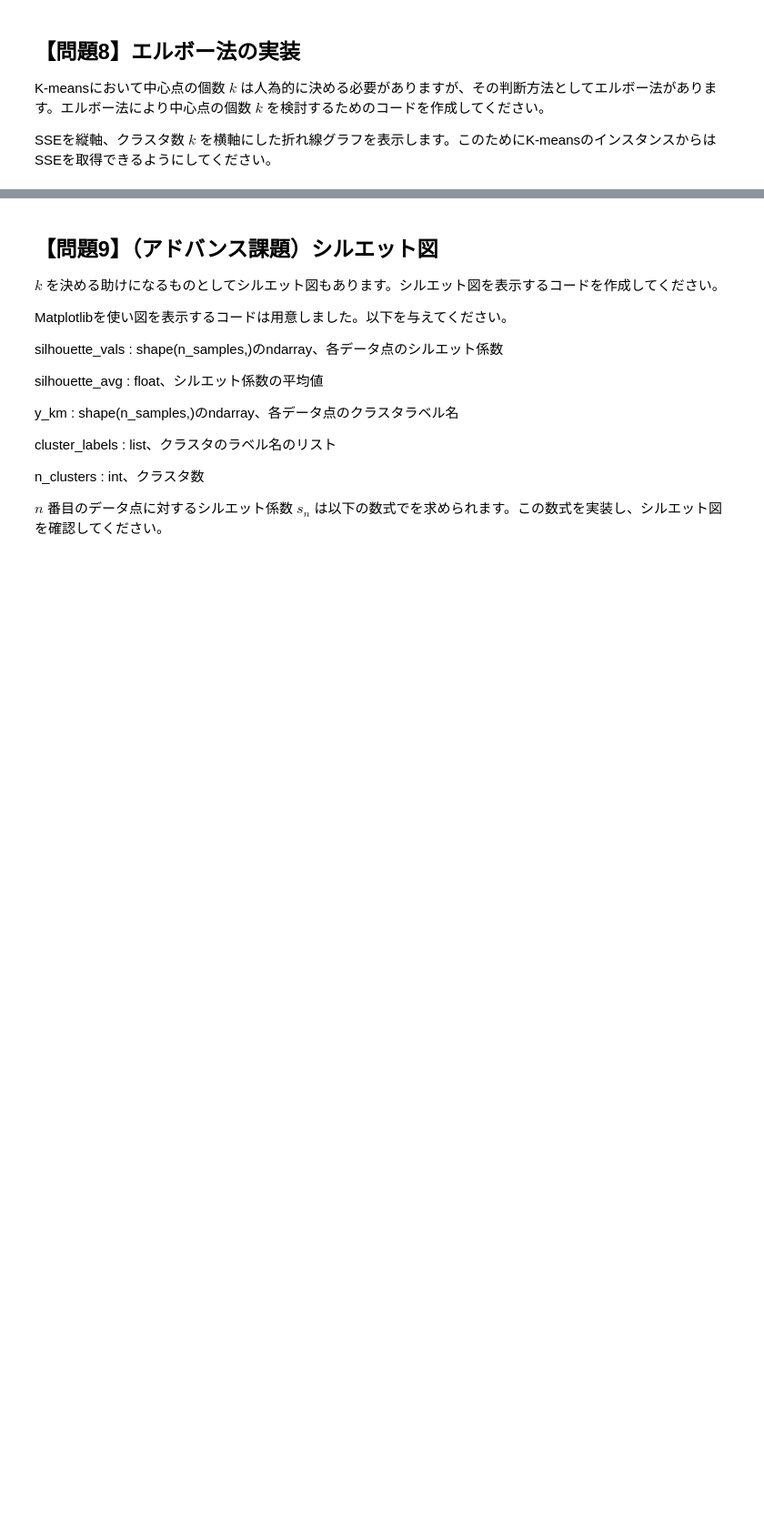
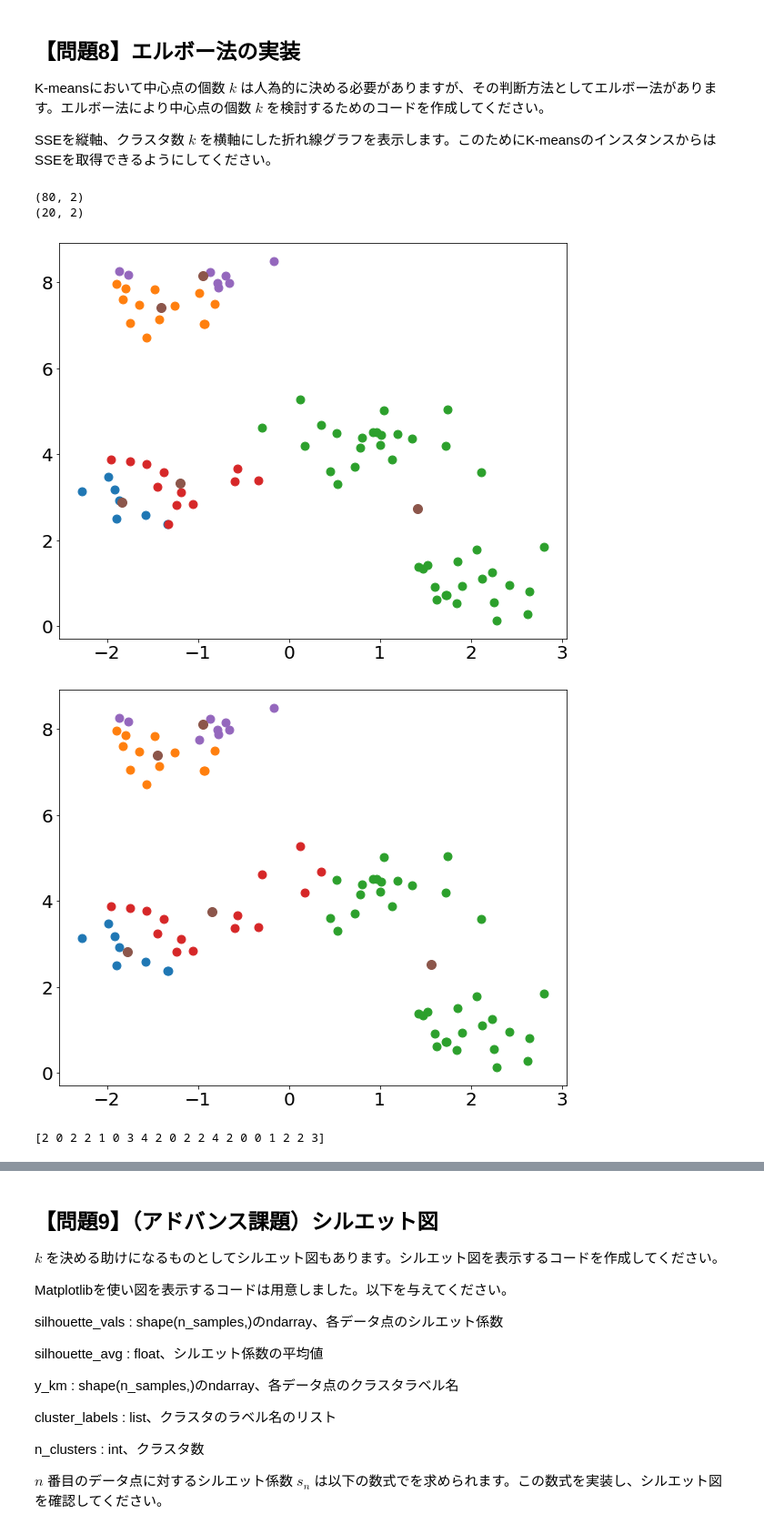
Before and after one commit to misakiryo/diveintocode-ml, a Jupyter notebook: Sprint7/Sprint7_session1_kmeans.ipynb, the cells around one changed output, grey strips where cells are left out. Shown at 91% size. Drawn from its saved outputs; the diff is of its cells as text; code cells hidden in the pictures; blank space fills up the shorter version.

```diff
--- a/Sprint7/Sprint7_session1_kmeans.ipynb
+++ b/Sprint7/Sprint7_session1_kmeans.ipynb
@@ -290,0 +1012,19 @@ SSEを縦軸、クラスタ数 $k$ を横軸にした折れ線グラフを表示
+# %%
+from sklearn.model_selection import train_test_split
+X_train, X_test = \
+train_test_split(X,train_size=0.8,random_state=None)
+
+print(X_train.shape)
+print(X_test.shape)
+# %% [output]
+(80, 2)
+(20, 2)
+# %%
+clf = ScratchKMeansbymasukazu_speed_featmisaki(n_clusters =5, n_init=100, max_iter=1000, tol=1e-5, verbose=True)
+clf.fit(X_train)
+pred = clf.predict(X_test)
+print(pred)
+# %% [output]
+[figure, added]
+[figure, added]
+[2 0 2 2 1 0 3 4 2 0 2 2 4 2 0 0 1 2 2 3]
```
Also changed, not shown: parts of 78 cells of this notebook.
